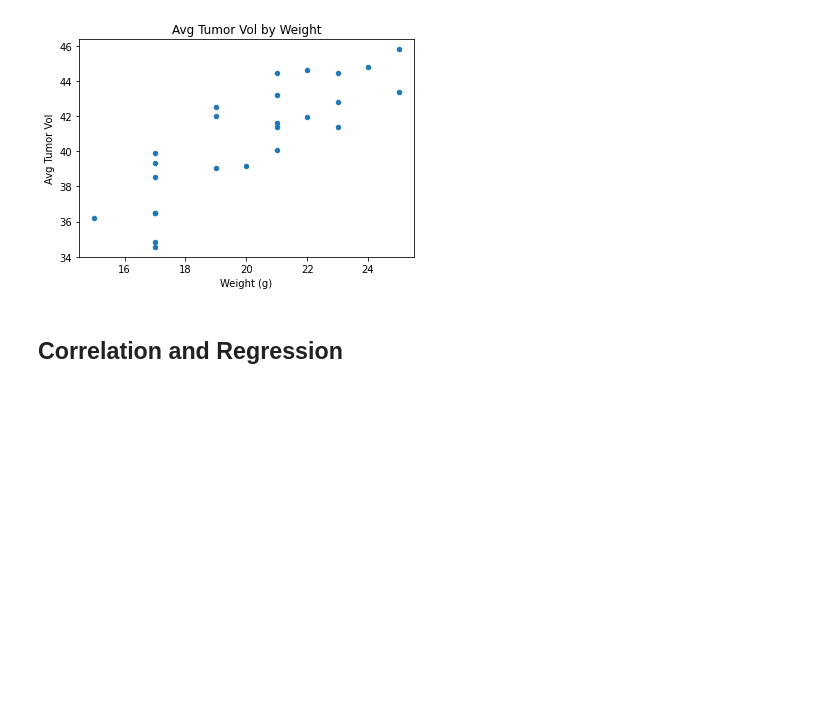
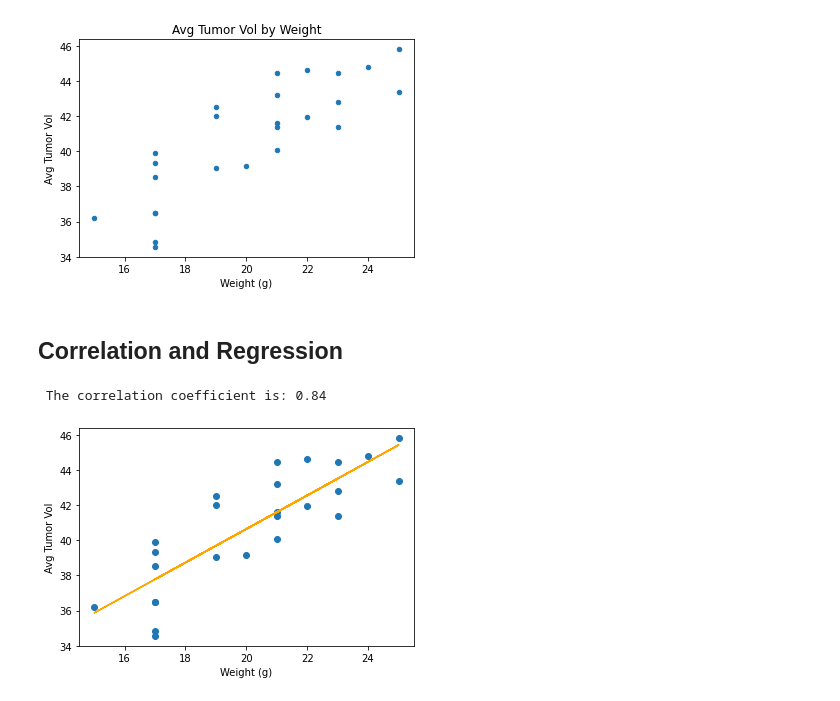
Before and after one commit to gregb23/Matplotlib-Homework, a Jupyter notebook: Pymaceuticals/pymaceuticals.ipynb, the cells around one changed output. Saved outputs shown, nothing was run; the diff lists cells and outputs as text; code cells hidden in the pictures; blank space fills up the shorter version.

```diff
--- a/Pymaceuticals/pymaceuticals.ipynb
+++ b/Pymaceuticals/pymaceuticals.ipynb
@@ -348,0 +346,23 @@ plt.show()
+# %%
+# Calculate the correlation coefficient and linear regression model
+# for mouse weight and average tumor volume for the Capomulin regimen
+mouse_weight = avg_tumor_vol["Weight (g)"]
+average_volume = avg_tumor_vol["Avg Tumor Vol"]
+
+print(f" The correlation coefficient is: {round(st.pearsonr(mouse_weight, average_volume)[0],2)}")
+
+#linear regression
+vol_slope, vol_int, vol_r, vol_p, vol_std_err = st.linregress(mouse_weight, average_volume)
+
+#create equation
+vol_fit = vol_slope * mouse_weight + vol_int
+
+#plot
+plt.scatter(mouse_weight, average_volume)
+plt.plot(mouse_weight, vol_fit, "-", color = "orange")
+plt.xlabel('Weight (g)')
+plt.ylabel('Avg Tumor Vol')
+plt.show()
+# %% [output]
+ The correlation coefficient is: 0.84
+[figure, added]
```
Also changed, not shown: parts of 1 cell of this notebook.
